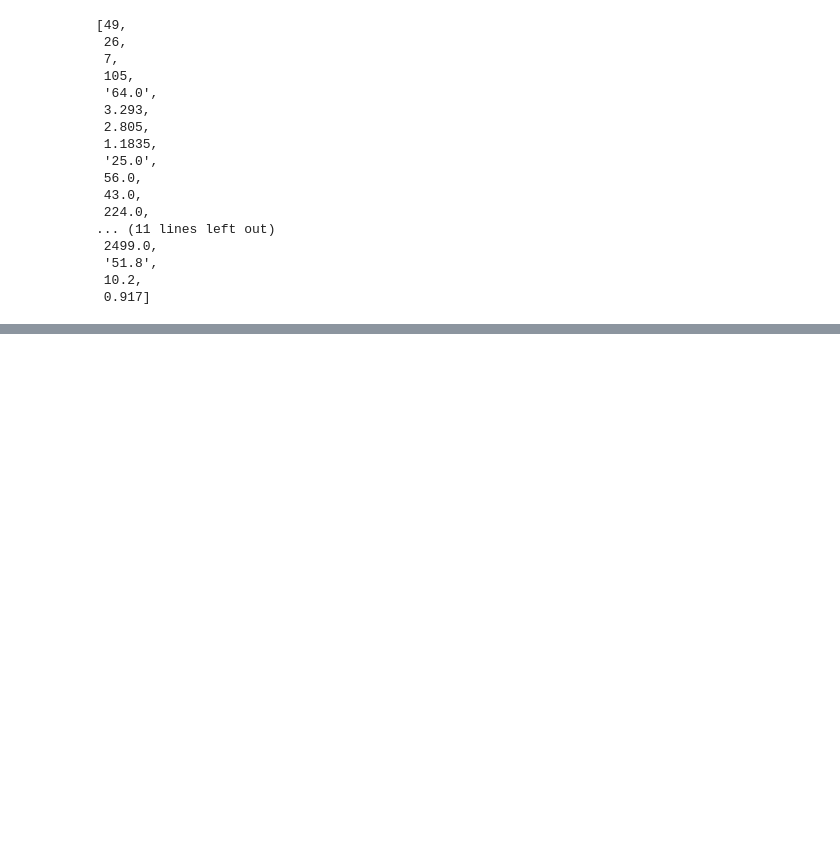
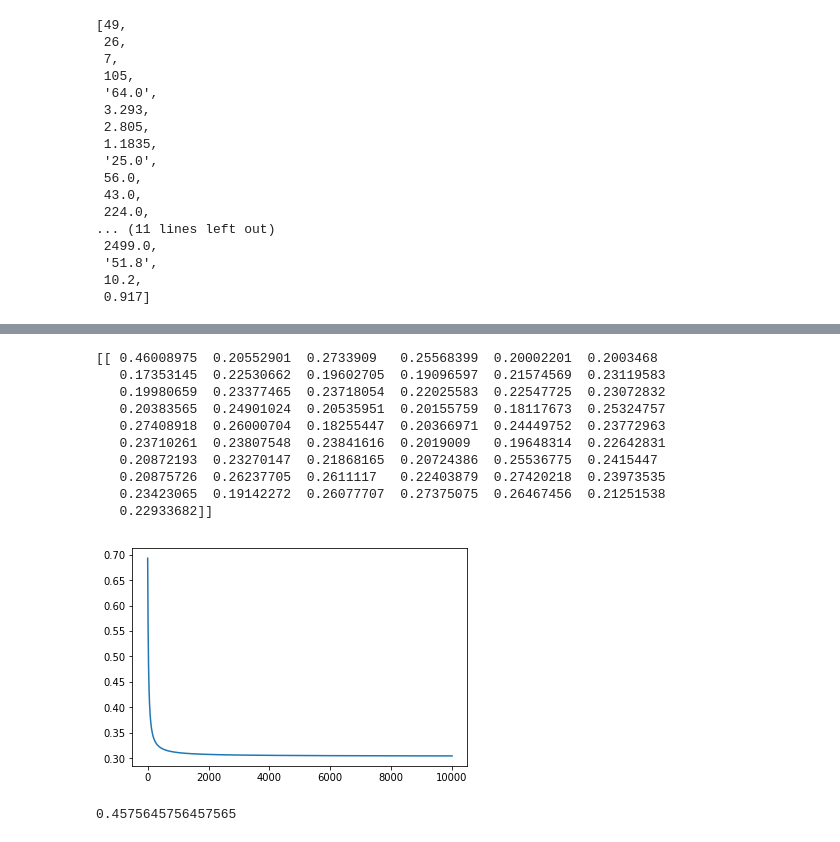
Before and after one commit to Noah-Boulton/SENG474, a Jupyter notebook: Project/Project.ipynb, the cells around one changed output, grey strips where cells are left out. Drawn from its saved outputs; the diff is of its cells as text; code cells hidden in the pictures; blank space fills up the shorter version.

```diff
--- a/Project/Project.ipynb
+++ b/Project/Project.ipynb
@@ -385,0 +516,33 @@ data_regression.head()
+# %%
+def split_train_test(X,y,pct=80):
+    n = X.shape[0]
+    s = round(n * pct / 100)
+
+    indices = np.random.permutation(n)
+    train_idx, test_idx = indices[:s], indices[s:]
+
+    X_train, X_test = X[train_idx,:], X[test_idx,:]
+    y_train, y_test = y[train_idx,:], y[test_idx,:]
+
+    return X_train, y_train, X_test, y_test
+# %%
+X_train, y_train, X_test, y_test = split_train_test(X,y,pct=80)
+w,E = fit(X_train,y_train,0.01,10000)
+print(w)
+plt.plot(E)
+plt.show()
+y_pred = predict(w,X_test)
+print( accuracy(y_test,y_pred) )
+# %% [output]
+[[ 0.46008975  0.20552901  0.2733909   0.25568399  0.20002201  0.2003468
+   0.17353145  0.22530662  0.19602705  0.19096597  0.21574569  0.23119583
+   0.19980659  0.23377465  0.23718054  0.22025583  0.22547725  0.23072832
+   0.20383565  0.24901024  0.20535951  0.20155759  0.18117673  0.25324757
+   0.27408918  0.26000704  0.18255447  0.20366971  0.24449752  0.23772963
+   0.23710261  0.23807548  0.23841616  0.2019009   0.19648314  0.22642831
+   0.20872193  0.23270147  0.21868165  0.20724386  0.25536775  0.2415447
+   0.20875726  0.26237705  0.2611117   0.22403879  0.27420218  0.23973535
+   0.23423065  0.19142272  0.26077707  0.27375075  0.26467456  0.21251538
+   0.22933682]]
+[figure, added]
+0.4575645756457565
```
Also changed, not shown: parts of 12 cells of this notebook, 1 other file.
